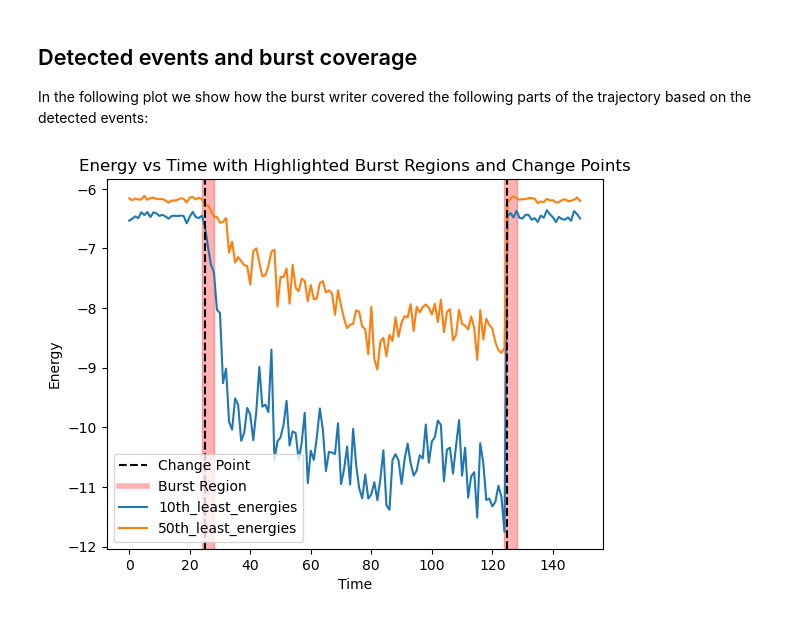
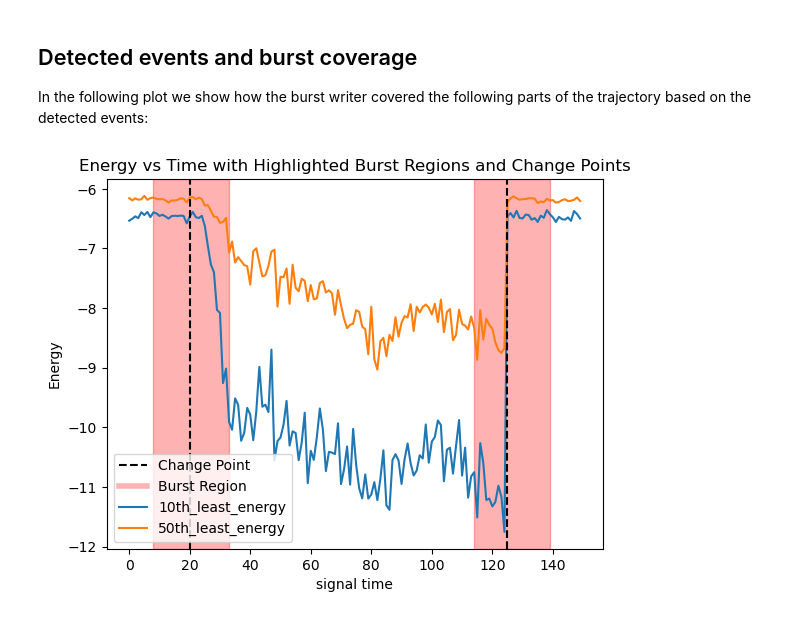
Before and after one commit to glotzerlab/dupin, a Jupyter notebook: docs/tutorials/02-HOOMD-burst-writer-with-online-detection/HOOMD-burst-with-online.ipynb, the cells around one changed output. Drawn from its saved outputs; the diff is of its cells as text; code cells hidden in the pictures.

Commit message:
update the burst example with newest code

```diff
--- a/docs/tutorials/02-HOOMD-burst-writer-with-online-detection/HOOMD-burst-with-online.ipynb
+++ b/docs/tutorials/02-HOOMD-burst-writer-with-online-detection/HOOMD-burst-with-online.ipynb
@@ -426,5 +455,0 @@ events detected by online burst writer
-# %%
-import gsd.hoomd
-
-with gsd.hoomd.open("trajectory.gsd") as f:
-    render_movie(f[::10])
@@ -432,0 +462,15 @@ with gsd.hoomd.open("trajectory.gsd") as f:
+# %%
+import gsd.hoomd
+
+# render start, before, middle and after for each event detected and end of sim.
+frames_to_render = [0]
+for trans in dupin_online_writer.action.burst_event_reporter[:-1]:
+    frames_to_render.append(int(trans["burst_start_timestep_signal_time"]))
+    frames_to_render.append(int(round(trans["event_timesteps_signal_time"][0])))
+    frames_to_render.append(int(trans["burst_end_timestep_signal_time"]))
+frames_to_render.append(-1)
+with gsd.hoomd.open("trajectory.gsd") as f:
+    frames = []
+    for ff in frames_to_render:
+        frames.append(f[int(ff)])
+    render_movie(frames)
@@ -452,48 +498,57 @@ for trans in dupin_online_writer.action.burst_event_reporter[:-1]:
     )
     change_points.extend(trans["event_timesteps_signal_time"])
 
-
 def custom_dupin_generator_fn(data_du):
-    return {"energies": data_du}
+    return {"energy": data_du}
 
 
-pipeline = du.data.base.CustomGenerator(custom_dupin_generator_fn).pipe(
-    du.data.reduce.NthGreatest((-10, -50))
+custom_writer_trigger = hoomd.trigger.Periodic(1000)
+
+signal_aggregator = du.data.aggregate.SignalAggregator(
+    du.data.base.CustomGenerator(custom_dupin_generator_fn).pipe(
+        du.data.reduce.NthGreatest(
+            (
+                -10,
+                -50,
+            )
+        )
+    )
 )
-signal_aggregator = du.data.aggregate.SignalAggregator(pipeline)
 
 energy = []
+timesteps = []
 with gsd.hoomd.open("trajectory.gsd") as f:
     for frame in f:
         energy.append(frame.log["particles/md/pair/LJ/energies"])
         signal_aggregator.accumulate(frame.log["particles/md/pair/LJ/energies"])
+        timesteps.append(frame.configuration.step)
 
 # Plot the data
 data = signal_aggregator.to_dataframe().to_numpy()
 lines = plt.plot(
     data,
     label=signal_aggregator.to_dataframe().columns.to_list(),
 )
 
 for change_point in change_points:
     plt.axvline(change_point, color="k", linestyle="--")
 
 # Highlight burst regions
 for burst_start, burst_end in burst_ends:
     plt.axvspan(burst_start, burst_end, color="red", alpha=0.3)
 
 # Create custom legend handles
-
 legend_elements = [
     Line2D([0], [0], color="k", linestyle="--", label="Change Point"),
     Line2D([0], [0], color="red", lw=4, alpha=0.3, label="Burst Region"),
 ]
 legend_elements.extend([line for line in lines])
 
-plt.xlabel("Time")
+plt.xlabel("signal time")
 plt.ylabel("Energy")
+
 plt.title("Energy vs Time with Highlighted Burst Regions and Change Points")
 plt.legend(handles=legend_elements)
 plt.show()
 # %% [output]
-[figure, old version]
+[figure, new version]
```
Also changed, not shown: parts of 5 cells of this notebook.
